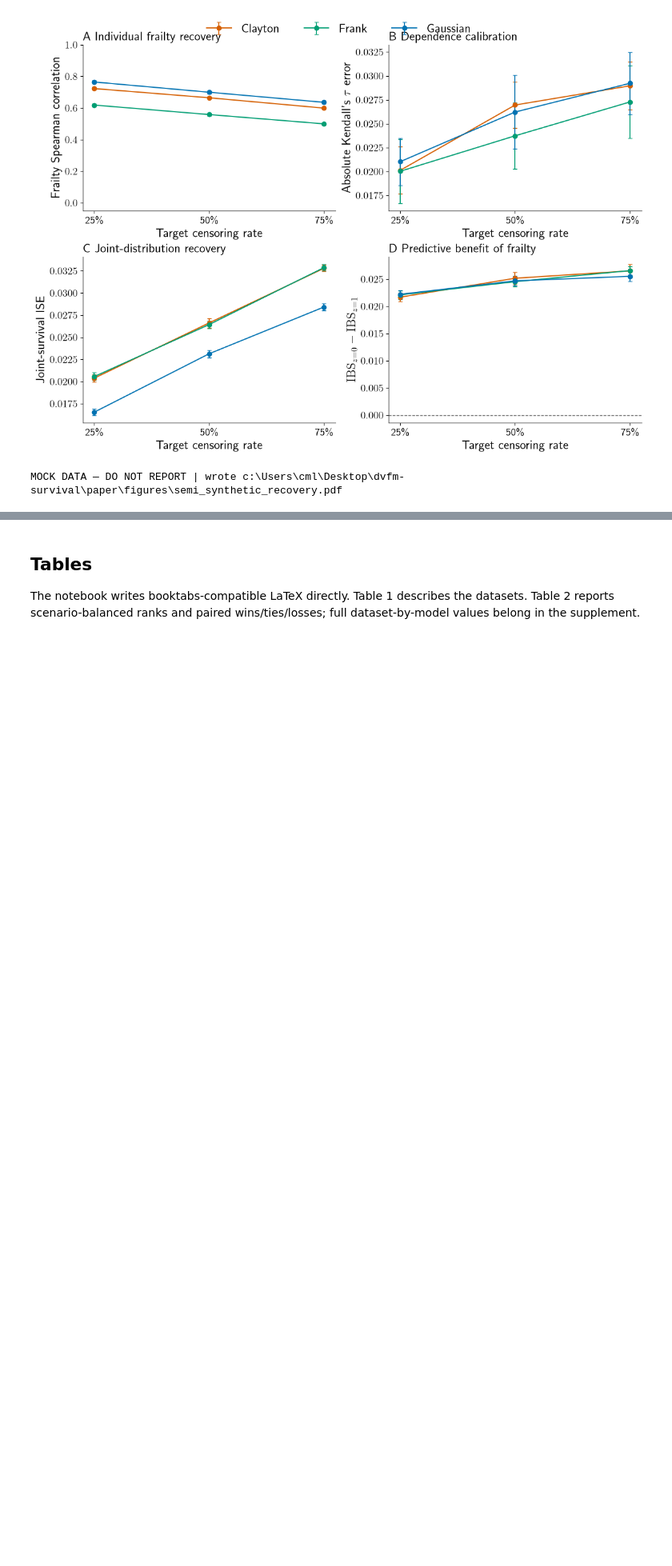
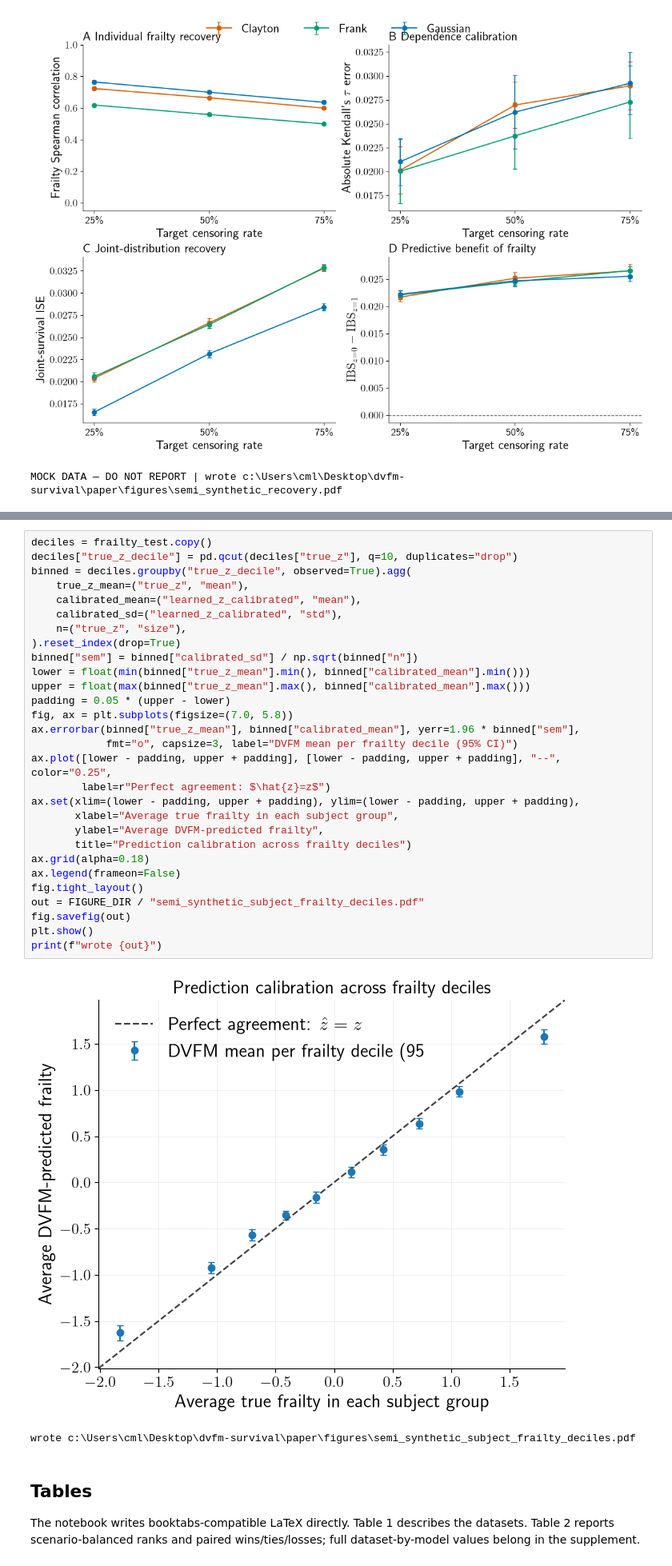
Before and after one commit to kalantari66/dvfm-survival, a Jupyter notebook: notebooks/semi_synthetic_results_mockup.ipynb, the cells around one changed output, grey strips where cells are left out. Shown at 80% size. Drawn from its saved outputs; the diff is of its cells as text; blank space fills up the shorter version.

```diff
--- a/notebooks/semi_synthetic_results_mockup.ipynb
+++ b/notebooks/semi_synthetic_results_mockup.ipynb
@@ -199,3 +315,35 @@ MOCK DATA — DO NOT REPORT | wrote c:\Users\cml\Desktop\dvfm-survival\paper\fig
+# %%
+deciles = frailty_test.copy()
+deciles["true_z_decile"] = pd.qcut(deciles["true_z"], q=10, duplicates="drop")
+binned = deciles.groupby("true_z_decile", observed=True).agg(
+    true_z_mean=("true_z", "mean"),
+    calibrated_mean=("learned_z_calibrated", "mean"),
+    calibrated_sd=("learned_z_calibrated", "std"),
+    n=("true_z", "size"),
+).reset_index(drop=True)
+binned["sem"] = binned["calibrated_sd"] / np.sqrt(binned["n"])
+lower = float(min(binned["true_z_mean"].min(), binned["calibrated_mean"].min()))
+upper = float(max(binned["true_z_mean"].max(), binned["calibrated_mean"].max()))
+padding = 0.05 * (upper - lower)
+fig, ax = plt.subplots(figsize=(7.0, 5.8))
+ax.errorbar(binned["true_z_mean"], binned["calibrated_mean"], yerr=1.96 * binned["sem"],
+            fmt="o", capsize=3, label="DVFM mean per frailty decile (95% CI)")
+ax.plot([lower - padding, upper + padding], [lower - padding, upper + padding], "--", color="0.25",
+        label=r"Perfect agreement: $\hat{z}=z$")
+ax.set(xlim=(lower - padding, upper + padding), ylim=(lower - padding, upper + padding),
+       xlabel="Average true frailty in each subject group",
+       ylabel="Average DVFM-predicted frailty",
+       title="Prediction calibration across frailty deciles")
+ax.grid(alpha=0.18)
+ax.legend(frameon=False)
+fig.tight_layout()
+out = FIGURE_DIR / "semi_synthetic_subject_frailty_deciles.pdf"
+fig.savefig(out)
+plt.show()
+print(f"wrote {out}")
+# %% [output]
+[figure, added]
+wrote c:\Users\cml\Desktop\dvfm-survival\paper\figures\semi_synthetic_subject_frailty_deciles.pdf
 # %% [markdown]
 ## Tables
 
```
Also changed, not shown: parts of 4 cells of this notebook.
